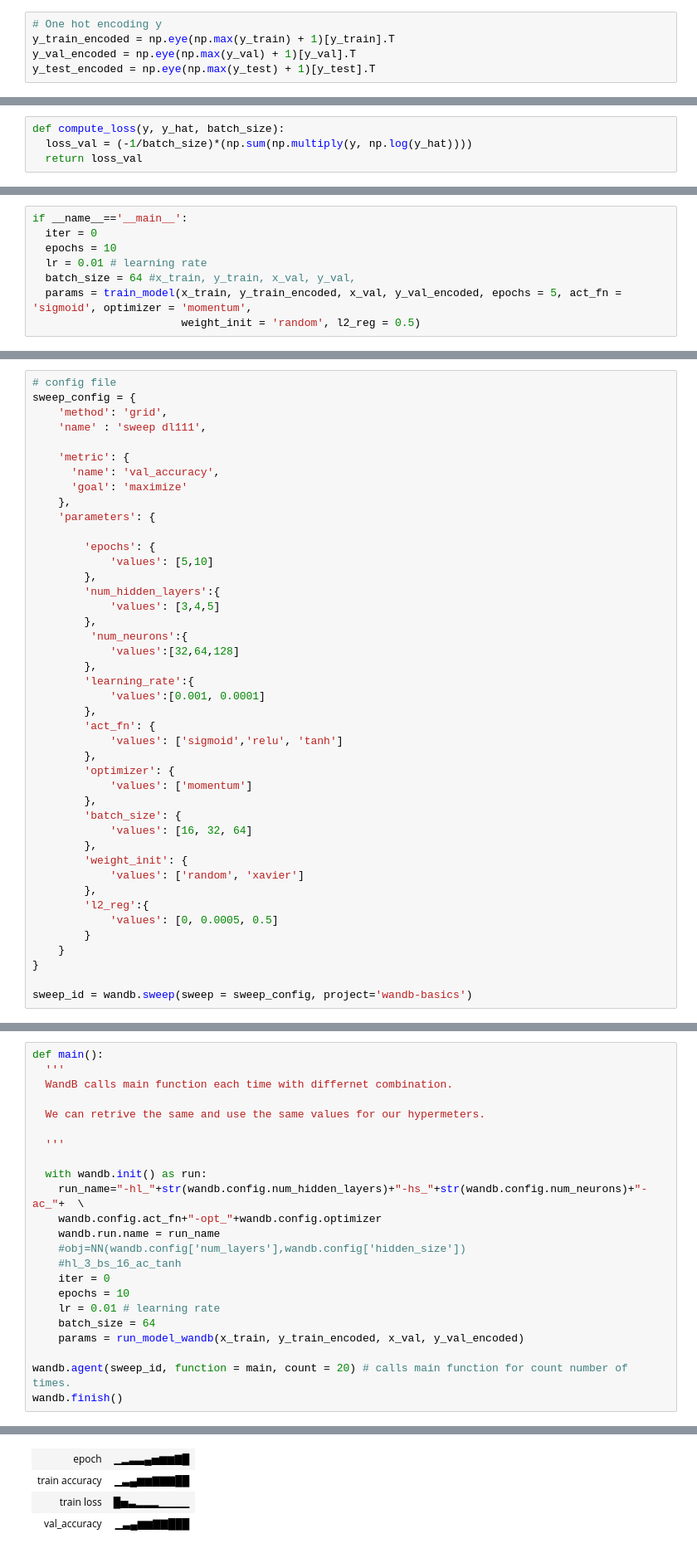
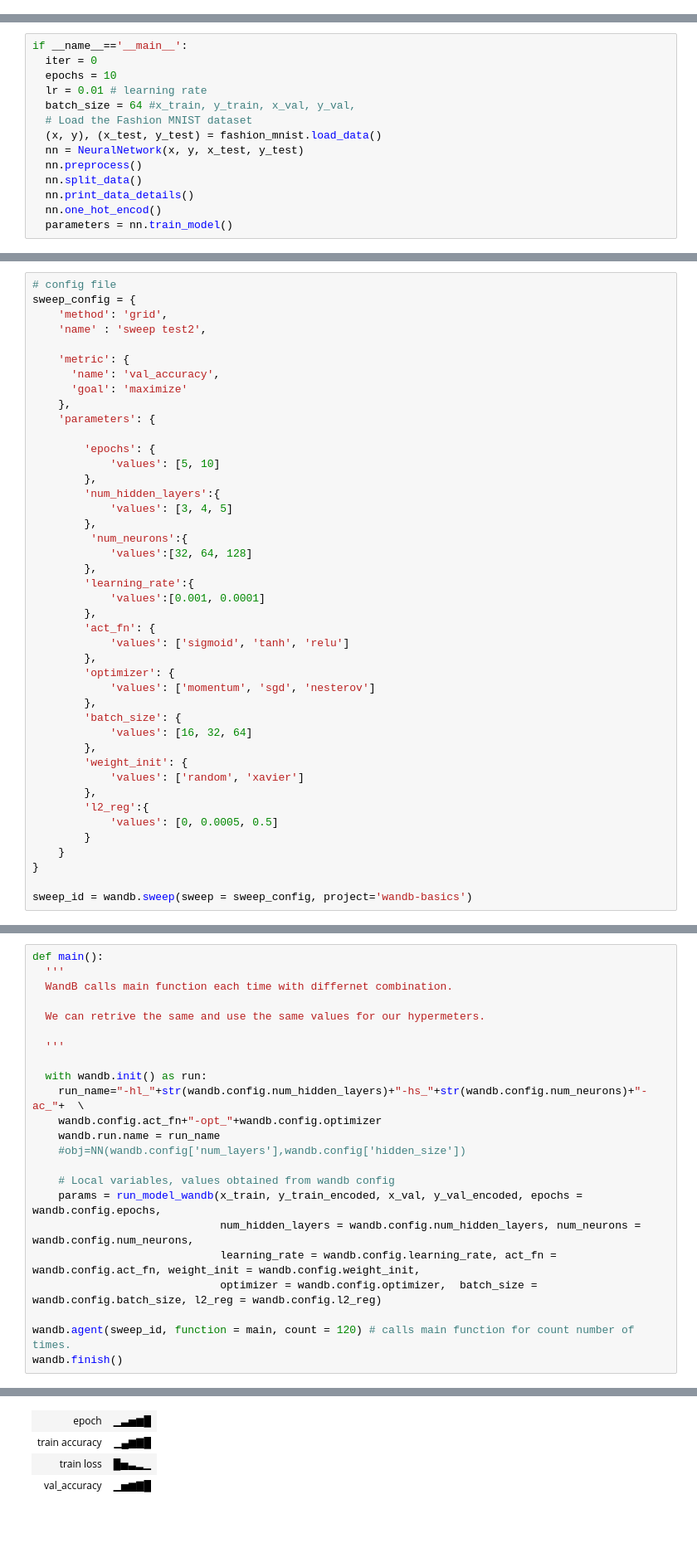
Before and after one commit to abhinavtk1/CS6910, a Jupyter notebook: colab_nb.ipynb, the cells around one changed output, grey strips where cells are left out. Shown at 83% size. Cells and saved outputs as stored; diff of their text form; blank space fills up the shorter version.

```diff
--- a/colab_nb.ipynb
+++ b/colab_nb.ipynb
@@ -72,5 +10,0 @@ Test samples =  10000
-# %%
-# One hot encoding y
-y_train_encoded = np.eye(np.max(y_train) + 1)[y_train].T
-y_val_encoded = np.eye(np.max(y_val) + 1)[y_val].T
-y_test_encoded = np.eye(np.max(y_test) + 1)[y_test].T
@@ -215,4 +10,0 @@ def param_update_nesterov(parameters, grads , lr, beta, prev_v):
-# %%
-def compute_loss(y, y_hat, batch_size):
-  loss_val = (-1/batch_size)*(np.sum(np.multiply(y, np.log(y_hat))))
-  return loss_val
@@ -342,6 +289,12 @@ if __name__=='__main__':
   epochs = 10
   lr = 0.01 # learning rate
   batch_size = 64 #x_train, y_train, x_val, y_val,
-  params = train_model(x_train, y_train_encoded, x_val, y_val_encoded, epochs = 5, act_fn = 'sigmoid', optimizer = 'momentum',
-                       weight_init = 'random', l2_reg = 0.5)
+  # Load the Fashion MNIST dataset
+  (x, y), (x_test, y_test) = fashion_mnist.load_data()
+  nn = NeuralNetwork(x, y, x_test, y_test)
+  nn.preprocess()
+  nn.split_data()
+  nn.print_data_details()
+  nn.one_hot_encod()
+  parameters = nn.train_model()
 # %% [output]
@@ -450,7 +433,7 @@ x_train, y_train, epochs = 10, num_hidden_layers = 3, num_neurons = 128, learnin
 # config file
 sweep_config = {
     'method': 'grid',
-    'name' : 'sweep dl111',
+    'name' : 'sweep test2',
 
     'metric': {
       'name': 'val_accuracy',
@@ -459,22 +442,22 @@ sweep_config = {
     'parameters': {
 
         'epochs': {
-            'values': [5,10]
+            'values': [5, 10]
         },
         'num_hidden_layers':{
-            'values': [3,4,5]
+            'values': [3, 4, 5]
         },
          'num_neurons':{
-            'values':[32,64,128]
+            'values':[32, 64, 128]
         },
         'learning_rate':{
             'values':[0.001, 0.0001]
         },
         'act_fn': {
-            'values': ['sigmoid','relu', 'tanh']
+            'values': ['sigmoid', 'tanh', 'relu']
         },
         'optimizer': {
-            'values': ['momentum']
+            'values': ['momentum', 'sgd', 'nesterov']
         },
         'batch_size': {
             'values': [16, 32, 64]
@@ -506,13 +489,13 @@ def main():
     wandb.config.act_fn+"-opt_"+wandb.config.optimizer
     wandb.run.name = run_name
     #obj=NN(wandb.config['num_layers'],wandb.config['hidden_size'])
-    #hl_3_bs_16_ac_tanh
-    iter = 0
-    epochs = 10
-    lr = 0.01 # learning rate
-    batch_size = 64
-    params = run_model_wandb(x_train, y_train_encoded, x_val, y_val_encoded)
 
-wandb.agent(sweep_id, function = main, count = 20) # calls main function for count number of times.
+    # Local variables, values obtained from wandb config
+    params = run_model_wandb(x_train, y_train_encoded, x_val, y_val_encoded, epochs = wandb.config.epochs,
+                             num_hidden_layers = wandb.config.num_hidden_layers, num_neurons = wandb.config.num_neurons,
+                             learning_rate = wandb.config.learning_rate, act_fn = wandb.config.act_fn, weight_init = wandb.config.weight_init,
+                             optimizer = wandb.config.optimizer,  batch_size = wandb.config.batch_size, l2_reg = wandb.config.l2_reg)
+
+wandb.agent(sweep_id, function = main, count = 120) # calls main function for count number of times.
 wandb.finish()
 # %% [output]
@@ -546,6 +525,6 @@ Epochs =  9     Training cost: 0.8407229471427216       Accuracy: 0.946174074074
 Run history:
-| epoch | ▁▂▃▃▄▅▆▆▇█ |
-| train accuracy | ▁▃▄▆▆▇▇▇██ |
-| train loss | █▅▃▂▂▂▁▁▁▁ |
-| val_accuracy | ▁▃▄▆▆▇▇███ |
+| epoch | ▁▃▅▆█ |
+| train accuracy | ▁▄▆▇█ |
+| train loss | █▅▃▂▁ |
+| val_accuracy | ▁▅▆▇█ |
 Run summary:
```
Also changed, not shown: parts of 23 cells of this notebook, 1 other file.
